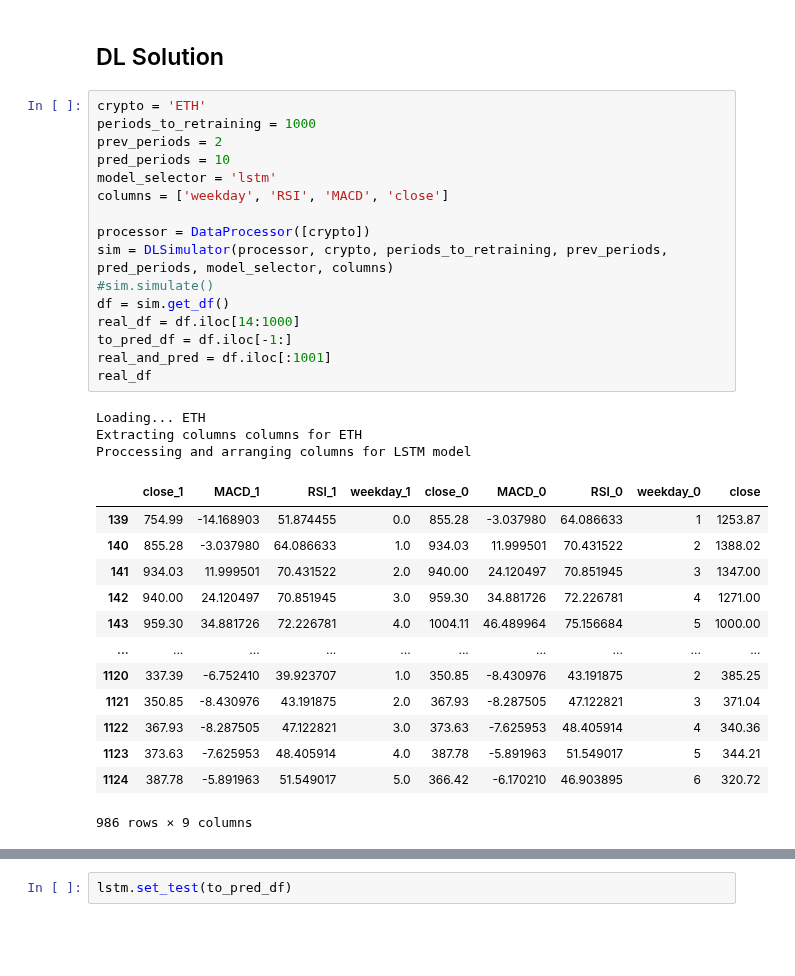
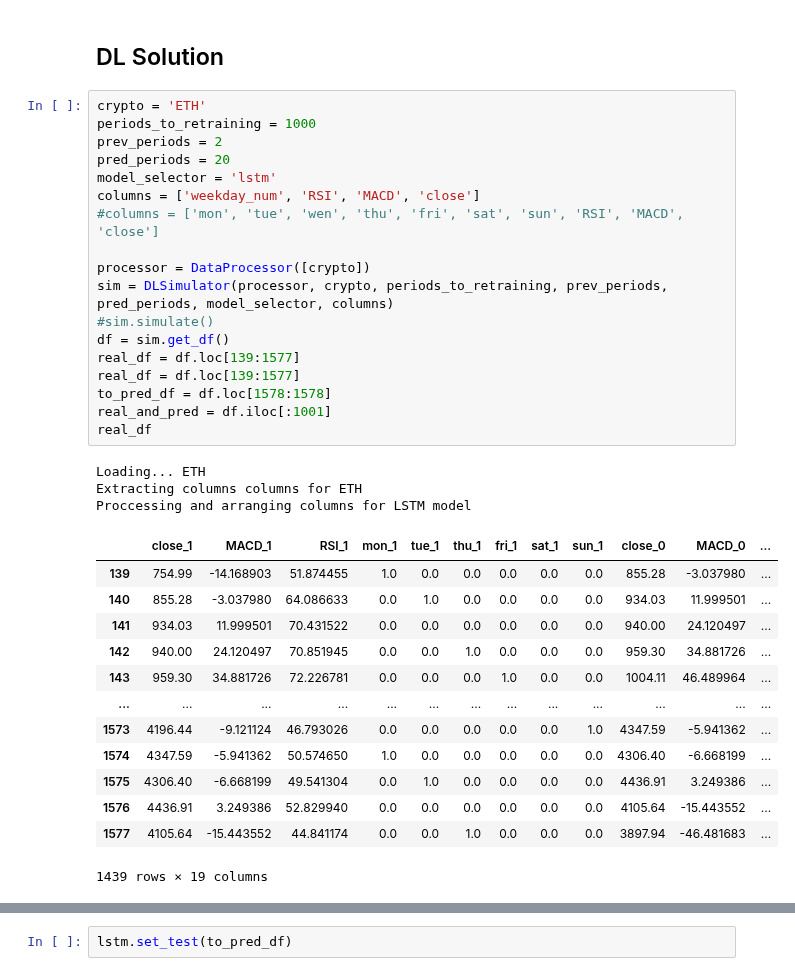
Before and after one commit to GZabalaG/crypto_bot, a Jupyter notebook: trading_simulation/Simulation.ipynb, the cells around one changed output, grey strips where cells are left out. Cells and saved outputs as stored; diff of their text form; blank space fills up the shorter version.

```diff
--- a/trading_simulation/Simulation.ipynb
+++ b/trading_simulation/Simulation.ipynb
@@ -187,34 +118,36 @@ Orders lost: 99
 # %%
 crypto = 'ETH'
 periods_to_retraining = 1000
 prev_periods = 2
-pred_periods = 10
+pred_periods = 20
 model_selector = 'lstm'
-columns = ['weekday', 'RSI', 'MACD', 'close']
+columns = ['weekday_num', 'RSI', 'MACD', 'close']
+#columns = ['mon', 'tue', 'wen', 'thu', 'fri', 'sat', 'sun', 'RSI', 'MACD', 'close']
 
 processor = DataProcessor([crypto])
 sim = DLSimulator(processor, crypto, periods_to_retraining, prev_periods, pred_periods, model_selector, columns)
 #sim.simulate()
 df = sim.get_df()
-real_df = df.iloc[14:1000]
-to_pred_df = df.iloc[-1:]
+real_df = df.loc[139:1577]
+real_df = df.loc[139:1577]
+to_pred_df = df.loc[1578:1578]
 real_and_pred = df.iloc[:1001]
 real_df
 # %% [output]
 Loading... ETH
 Extracting columns columns for ETH
 Proccessing and arranging columns for LSTM model
-|  | close_1 | MACD_1 | RSI_1 | weekday_1 | close_0 | MACD_0 | RSI_0 | weekday_0 | close |
-| 139 | 754.99 | -14.168903 | 51.874455 | 0.0 | 855.28 | -3.037980 | 64.086633 | 1 | 1253.87 |
-| 140 | 855.28 | -3.037980 | 64.086633 | 1.0 | 934.03 | 11.999501 | 70.431522 | 2 | 1388.02 |
-| 141 | 934.03 | 11.999501 | 70.431522 | 2.0 | 940.00 | 24.120497 | 70.851945 | 3 | 1347.00 |
-| 142 | 940.00 | 24.120497 | 70.851945 | 3.0 | 959.30 | 34.881726 | 72.226781 | 4 | 1271.00 |
-| 143 | 959.30 | 34.881726 | 72.226781 | 4.0 | 1004.11 | 46.489964 | 75.156684 | 5 | 1000.00 |
-| ... | ... | ... | ... | ... | ... | ... | ... | ... | ... |
-| 1120 | 337.39 | -6.752410 | 39.923707 | 1.0 | 350.85 | -8.430976 | 43.191875 | 2 | 385.25 |
-| 1121 | 350.85 | -8.430976 | 43.191875 | 2.0 | 367.93 | -8.287505 | 47.122821 | 3 | 371.04 |
-| 1122 | 367.93 | -8.287505 | 47.122821 | 3.0 | 373.63 | -7.625953 | 48.405914 | 4 | 340.36 |
-| 1123 | 373.63 | -7.625953 | 48.405914 | 4.0 | 387.78 | -5.891963 | 51.549017 | 5 | 344.21 |
-| 1124 | 387.78 | -5.891963 | 51.549017 | 5.0 | 366.42 | -6.170210 | 46.903895 | 6 | 320.72 |
+|  | close_1 | MACD_1 | RSI_1 | mon_1 | tue_1 | thu_1 | fri_1 | sat_1 | sun_1 | close_0 | MACD_0 | ... |
+| 139 | 754.99 | -14.168903 | 51.874455 | 1.0 | 0.0 | 0.0 | 0.0 | 0.0 | 0.0 | 855.28 | -3.037980 | ... |
+| 140 | 855.28 | -3.037980 | 64.086633 | 0.0 | 1.0 | 0.0 | 0.0 | 0.0 | 0.0 | 934.03 | 11.999501 | ... |
+| 141 | 934.03 | 11.999501 | 70.431522 | 0.0 | 0.0 | 0.0 | 0.0 | 0.0 | 0.0 | 940.00 | 24.120497 | ... |
+| 142 | 940.00 | 24.120497 | 70.851945 | 0.0 | 0.0 | 1.0 | 0.0 | 0.0 | 0.0 | 959.30 | 34.881726 | ... |
+| 143 | 959.30 | 34.881726 | 72.226781 | 0.0 | 0.0 | 0.0 | 1.0 | 0.0 | 0.0 | 1004.11 | 46.489964 | ... |
+| ... | ... | ... | ... | ... | ... | ... | ... | ... | ... | ... | ... | ... |
+| 1573 | 4196.44 | -9.121124 | 46.793026 | 0.0 | 0.0 | 0.0 | 0.0 | 0.0 | 1.0 | 4347.59 | -5.941362 | ... |
+| 1574 | 4347.59 | -5.941362 | 50.574650 | 1.0 | 0.0 | 0.0 | 0.0 | 0.0 | 0.0 | 4306.40 | -6.668199 | ... |
+| 1575 | 4306.40 | -6.668199 | 49.541304 | 0.0 | 1.0 | 0.0 | 0.0 | 0.0 | 0.0 | 4436.91 | 3.249386 | ... |
+| 1576 | 4436.91 | 3.249386 | 52.829940 | 0.0 | 0.0 | 0.0 | 0.0 | 0.0 | 0.0 | 4105.64 | -15.443552 | ... |
+| 1577 | 4105.64 | -15.443552 | 44.841174 | 0.0 | 0.0 | 1.0 | 0.0 | 0.0 | 0.0 | 3897.94 | -46.481683 | ... |
-986 rows × 9 columns
+1439 rows × 19 columns
 # %%
```
Also changed, not shown: parts of 16 cells of this notebook, 3 other files.
